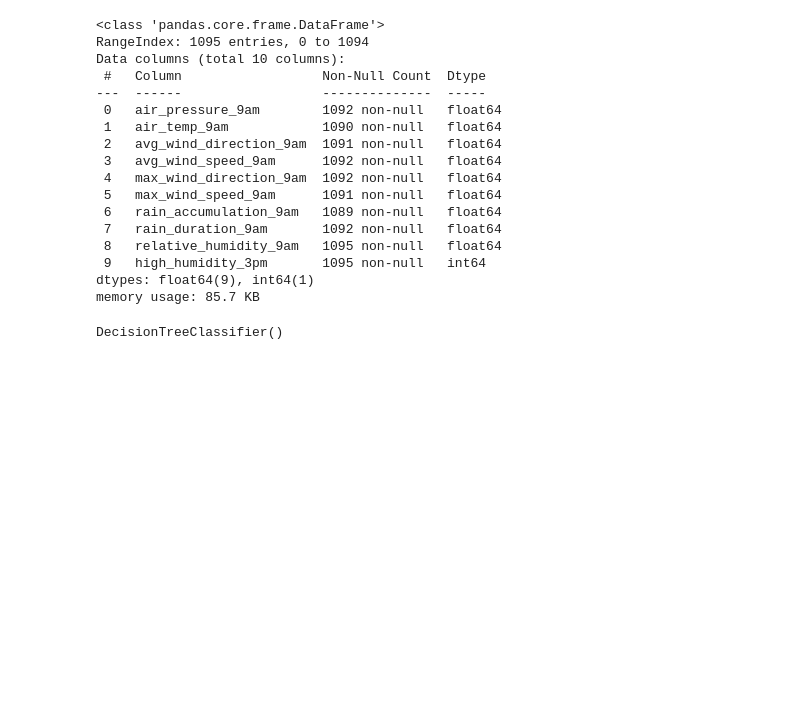
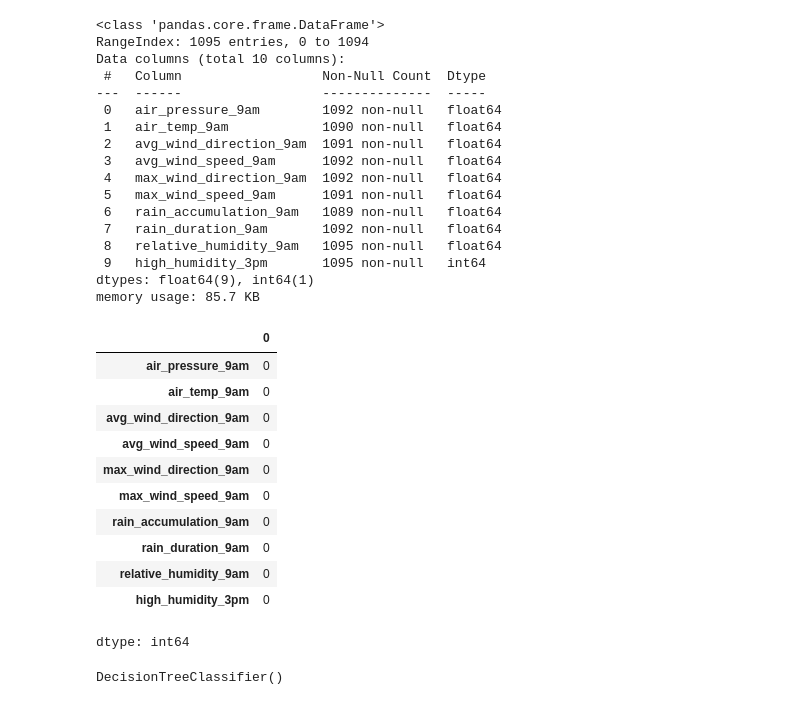
Before and after one commit to Mephistoe/Practising-ML, a Jupyter notebook: Decision_tree_practise.ipynb, the cells around one changed output. Drawn from its saved outputs; the diff is of its cells as text; code cells hidden in the pictures; blank space fills up the shorter version.

```diff
--- a/Decision_tree_practise.ipynb
+++ b/Decision_tree_practise.ipynb
@@ -50,3 +56,18 @@ memory usage: 85.7 KB
+# %%
+df.isnull().sum()
+# %% [output]
+|  | 0 |
+| air_pressure_9am | 0 |
+| air_temp_9am | 0 |
+| avg_wind_direction_9am | 0 |
+| avg_wind_speed_9am | 0 |
+| max_wind_direction_9am | 0 |
+| max_wind_speed_9am | 0 |
+| rain_accumulation_9am | 0 |
+| rain_duration_9am | 0 |
+| relative_humidity_9am | 0 |
+| high_humidity_3pm | 0 |
+dtype: int64
 # %%
 #Separating the target variable
 X = df.values[:,0:9]
```
Also changed, not shown: parts of 5 cells of this notebook.
